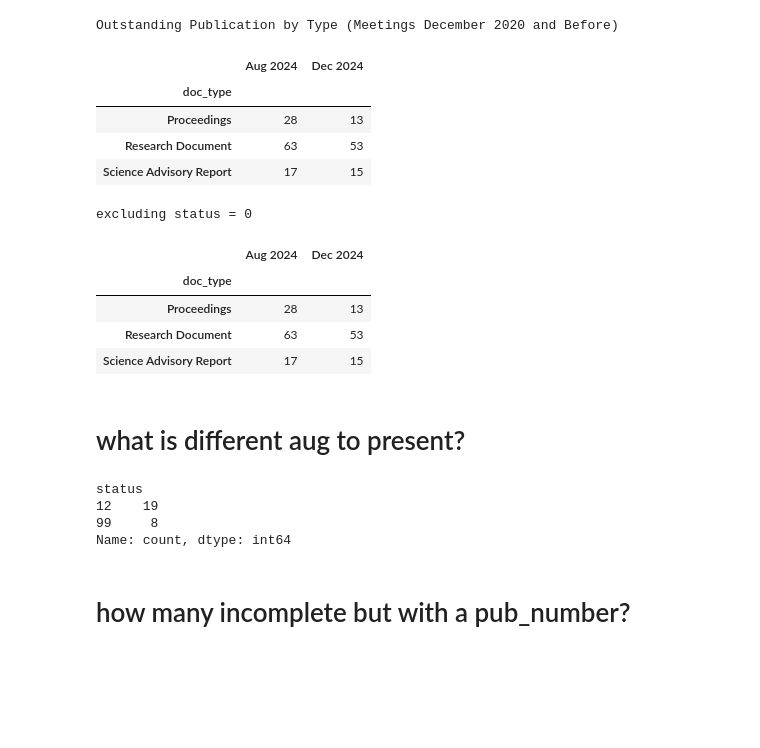
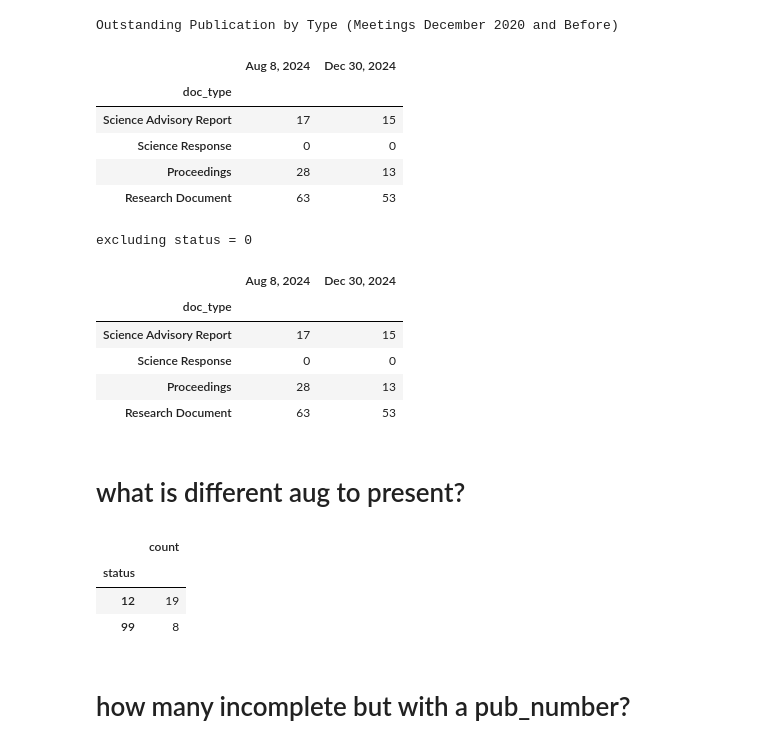
Before and after one commit to KevinCarr42/CSAS-Exploratory-Data-Analysis, a Jupyter notebook: doc_eda.ipynb, the cells around one changed output. Drawn from its saved outputs; the diff is of its cells as text; code cells hidden in the pictures; blank space fills up the shorter version.

```diff
--- a/doc_eda.ipynb
+++ b/doc_eda.ipynb
@@ -62,57 +62,65 @@ unpub_2020 = sql(
 )
 unpub_2020 = unpub_2020[unpub_2020['doc_type'] != "Document for translation only (e.g., meeting minutes, terms of reference)"]
 # %%
-col_order = ['Proceedings', 'Research Document', 'Science Advisory Report']
+col_order = ['Science Advisory Report', 'Science Response', 'Proceedings', 'Research Document']
+date_columns = ['Aug 8, 2024', 'Dec 30, 2024']
+
+df1 = unpub_2020_aug8.copy()
+df1['doc_type'] = pd.Categorical(unpub_2020_aug8['doc_type'], categories=col_order)
+df2 = unpub_2020.copy()
+df2['doc_type'] = pd.Categorical(unpub_2020['doc_type'], categories=col_order)
 
 print("Outstanding Publication by Type (Meetings December 2020 and Before)")
 
 df = pd.concat(
     [
-        pd.DataFrame(unpub_2020_aug8.drop_duplicates(subset='document_id', keep='first')['doc_type'].value_counts()[col_order]),
-        pd.DataFrame(unpub_2020.drop_duplicates(subset='document_id', keep='first')['doc_type'].value_counts()[col_order])
+        pd.DataFrame(df1.drop_duplicates(subset='document_id', keep='first')['doc_type'].value_counts()[col_order]),
+        pd.DataFrame(df2.drop_duplicates(subset='document_id', keep='first')['doc_type'].value_counts()[col_order])
     ],
     axis=1
 )
-df.columns = ['Aug 2024', 'Dec 2024']
+df.columns = date_columns
 display(df)
 
 print("excluding status = 0")
 
 df = pd.concat(
     [
-        pd.DataFrame(unpub_2020_aug8[unpub_2020_aug8.status != 0].drop_duplicates(subset='document_id', keep='first')['doc_type'].value_counts()[col_order]),
-        pd.DataFrame(unpub_2020[unpub_2020.status != 0].drop_duplicates(subset='document_id', keep='first')['doc_type'].value_counts()[col_order])
+        pd.DataFrame(df1[df1.status != 0].drop_duplicates(subset='document_id', keep='first')['doc_type'].value_counts().reindex(col_order)),
+        pd.DataFrame(df2[df2.status != 0].drop_duplicates(subset='document_id', keep='first')['doc_type'].value_counts().reindex(col_order))
     ],
     axis=1
 )
-df.columns = ['Aug 2024', 'Dec 2024']
+df.columns = date_columns
 display(df)
 # %% [output]
 Outstanding Publication by Type (Meetings December 2020 and Before)
-|  | Aug 2024 | Dec 2024 |
+|  | Aug 8, 2024 | Dec 30, 2024 |
 | doc_type |  |  |
+| Science Advisory Report | 17 | 15 |
+| Science Response | 0 | 0 |
 | Proceedings | 28 | 13 |
 | Research Document | 63 | 53 |
-| Science Advisory Report | 17 | 15 |
 excluding status = 0
-|  | Aug 2024 | Dec 2024 |
+|  | Aug 8, 2024 | Dec 30, 2024 |
 | doc_type |  |  |
+| Science Advisory Report | 17 | 15 |
+| Science Response | 0 | 0 |
 | Proceedings | 28 | 13 |
 | Research Document | 63 | 53 |
-| Science Advisory Report | 17 | 15 |
 # %% [markdown]
 # what is different aug to present?
 # %%
 different = set(unpub_2020_aug8.document_id) - set(unpub_2020.document_id)
 different
-documents[documents.id.isin(different)]['status'].value_counts()
+pd.DataFrame(documents[documents.id.isin(different)]['status'].value_counts())
 
 # all look good, either 99 or 12
 # %% [output]
-status
-12    19
-99     8
-Name: count, dtype: int64
+|  | count |
+| status |  |
+| 12 | 19 |
+| 99 | 8 |
 # %% [markdown]
 # how many incomplete but with a pub_number?
 # %%
```
Also changed, not shown: parts of 26 cells of this notebook.
